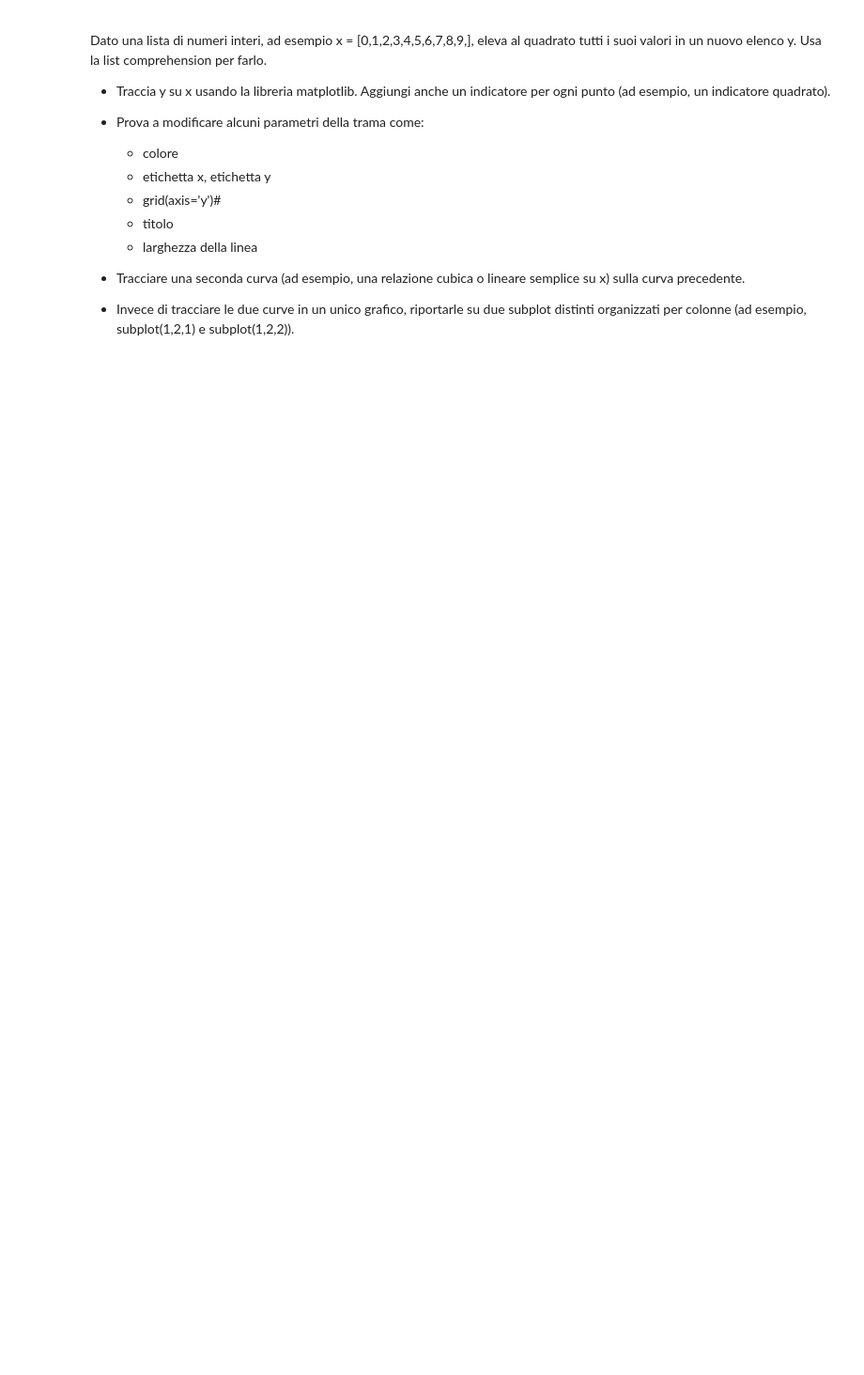
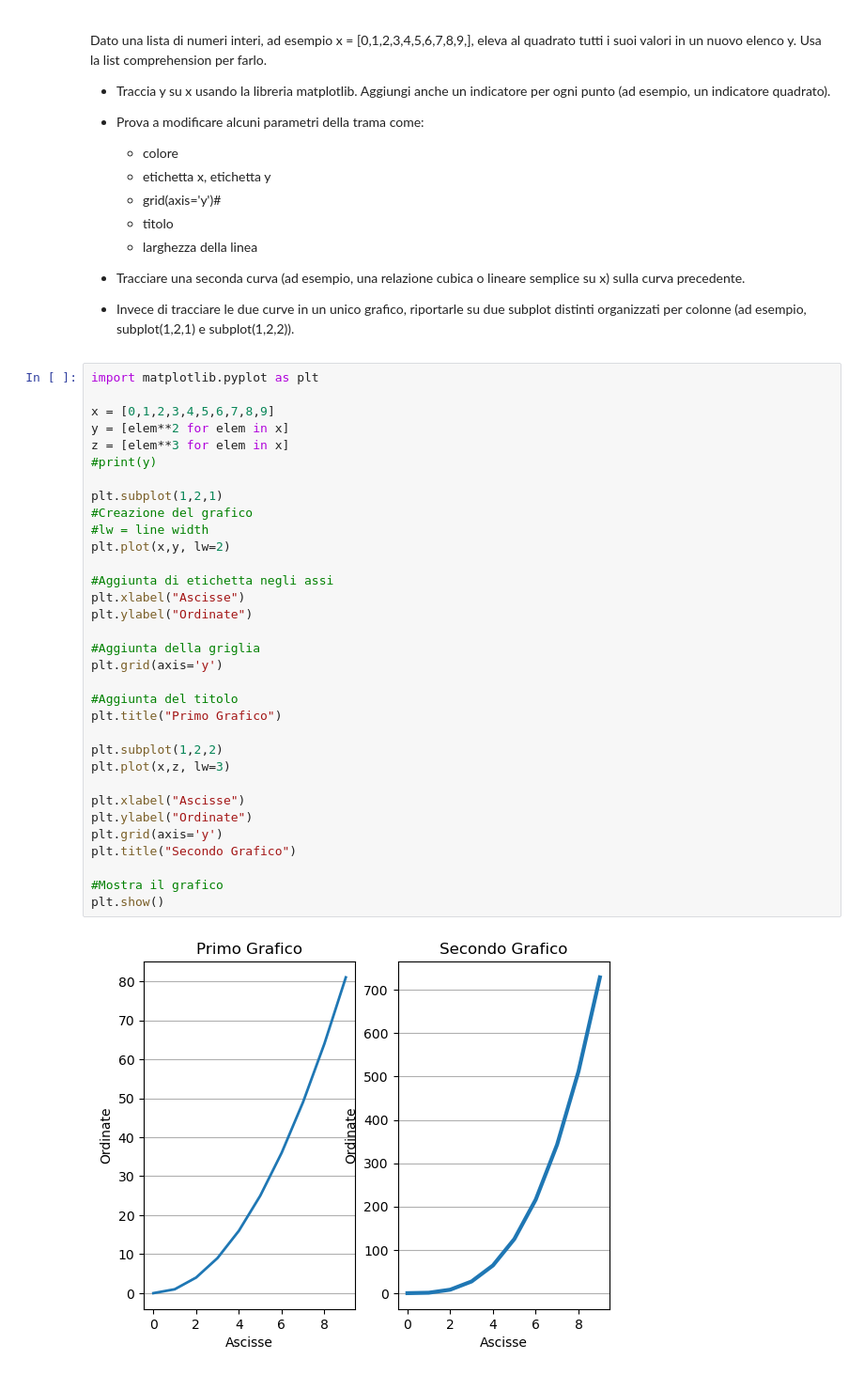
Before and after one commit to Giock24/Metodi-Numerici-Lab, a Jupyter notebook: LezioneI Python-20240220/LezioneI_Python/00_esercizi_python_intro.ipynb, the cells around one changed output. Shown: that part at 94% size. Drawn from its saved outputs; the diff is of its cells as text; blank space fills up the shorter version.

```diff
--- a/LezioneI Python-20240220/LezioneI_Python/00_esercizi_python_intro.ipynb
+++ b/LezioneI Python-20240220/LezioneI_Python/00_esercizi_python_intro.ipynb
@@ -257,3 +257,38 @@ Dato una lista di numeri interi, ad esempio x = [0,1,2,3,4,5,6,7,8,9,], eleva al
 
 * Tracciare una seconda curva (ad esempio, una relazione cubica o lineare semplice su x) sulla curva precedente.
 * Invece di tracciare le due curve in un unico grafico, riportarle su due subplot distinti organizzati per colonne (ad esempio, subplot(1,2,1) e subplot(1,2,2)).
+# %%
+import matplotlib.pyplot as plt
+
+x = [0,1,2,3,4,5,6,7,8,9]
+y = [elem**2 for elem in x]
+z = [elem**3 for elem in x]
+#print(y)
+
+plt.subplot(1,2,1)
+#Creazione del grafico
+#lw = line width
+plt.plot(x,y, lw=2)
+
+#Aggiunta di etichetta negli assi
+plt.xlabel("Ascisse")
+plt.ylabel("Ordinate")
+
+#Aggiunta della griglia
+plt.grid(axis='y')
+
+#Aggiunta del titolo
+plt.title("Primo Grafico")
+
+plt.subplot(1,2,2)
+plt.plot(x,z, lw=3)
+
+plt.xlabel("Ascisse")
+plt.ylabel("Ordinate")
+plt.grid(axis='y')
+plt.title("Secondo Grafico")
+
+#Mostra il grafico
+plt.show()
+# %% [output]
+[figure, added]
```
Also changed, not shown: 2 other files.
